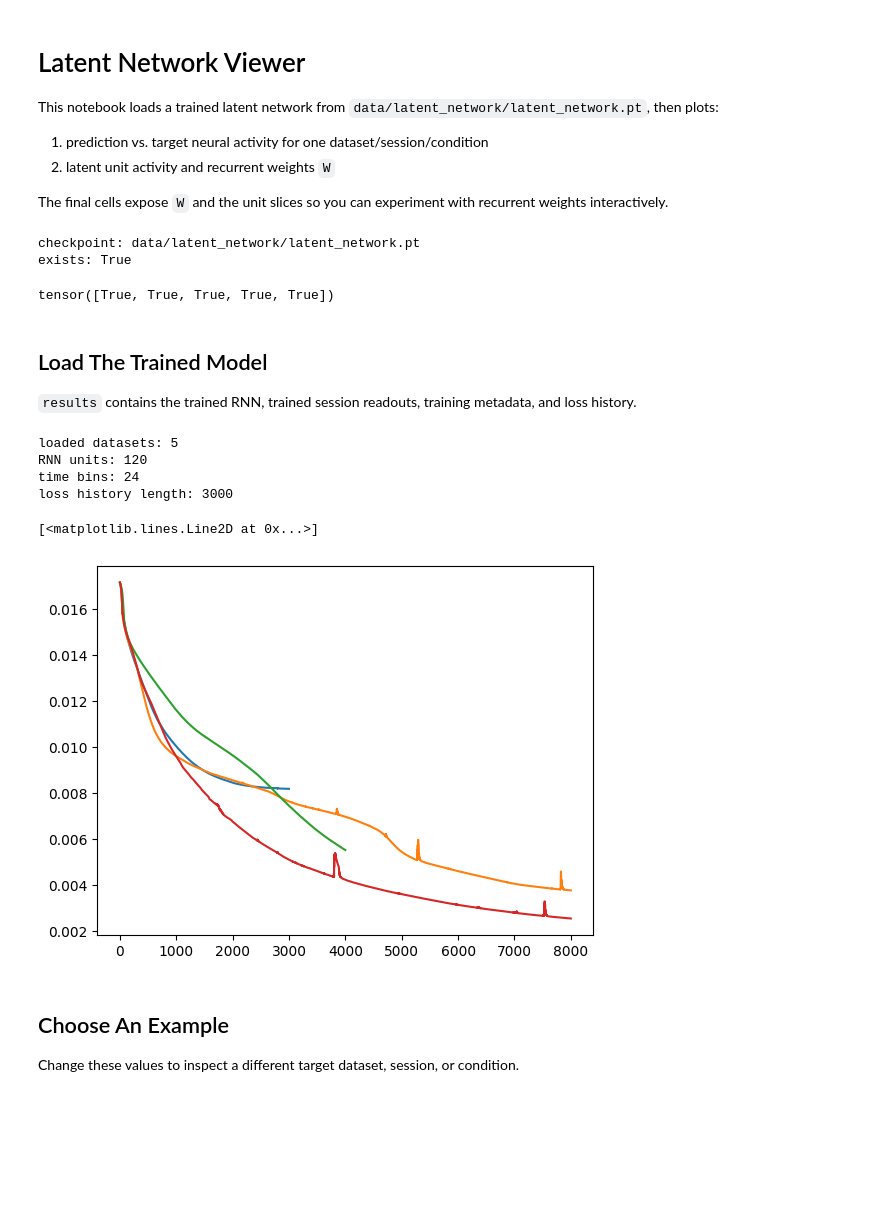
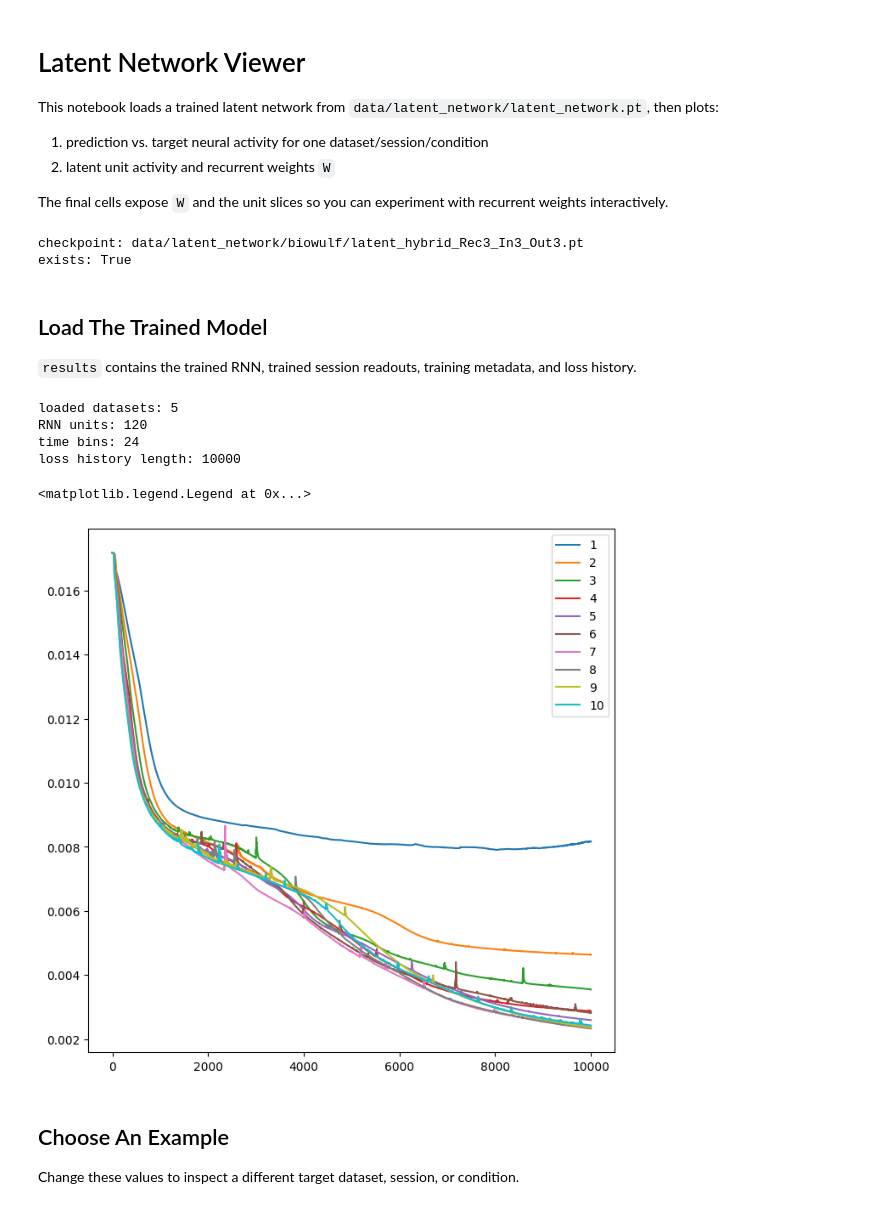
Before and after one commit to chrismkkim/ALMContinualLearning, a Jupyter notebook: _8_LatentNetwork_Notebook.ipynb, the cells around one changed output. Saved outputs shown, nothing was run; the diff lists cells and outputs as text; code cells hidden in the pictures; blank space fills up the shorter version.

```diff
--- a/_8_LatentNetwork_Notebook.ipynb
+++ b/_8_LatentNetwork_Notebook.ipynb
@@ -22,9 +22,9 @@ import sklearn
 import _8_LatentNetwork as ln
 importlib.reload(ln)
 
-checkpoint_path = Path(ln.SAVE_LATENT_PATH) / 'latent_network.pt'
+checkpoint_path = Path(ln.SAVE_LATENT_PATH) / 'biowulf/latent_hybrid_Rec3_In3_Out3.pt'
 print('checkpoint:', checkpoint_path)
 print('exists:', checkpoint_path.exists())
 # %% [output]
-checkpoint: data/latent_network/latent_network.pt
+checkpoint: data/latent_network/biowulf/latent_hybrid_Rec3_In3_Out3.pt
 exists: True
@@ -35,7 +31,3 @@ z1 = torch.einsum('ku,kt->ut',x,y)
-# %%
-z1[:,0] == x.T @ y[:,0]
-# %% [output]
-tensor([True, True, True, True, True])
 # %% [markdown]
 ## Load The Trained Model
 
@@ -55,18 +47,22 @@ print('loss history length:', len(results['loss_history']))
 loaded datasets: 5
 RNN units: 120
 time bins: 24
-loss history length: 3000
+loss history length: 10000
 # %%
-loss_history_shared_rank1 = np.copy(loss_history)
+loss_history_list = np.zeros((10,10000))
+ranklist = np.arange(1,11)
+for ix, ir in enumerate(ranklist):
+    checkpoint_path = Path(ln.SAVE_LATENT_PATH) / f'biowulf/latent_hybrid_Rec{ir}_In{ir}_Out{ir}.pt'
+    _results = ln.load_latent_network(checkpoint_path=str(checkpoint_path))
+    loss_history_list[ix] = _results['loss_history']
 # %%
-plt.figure()
-plt.plot(loss_history_shared_rank1)
-plt.plot(loss_history_shared_rank5)
-plt.plot(loss_history_rank2)
-plt.plot(loss_history_rank5)
+plt.figure(figsize=(8,8))
+for ix in range(10):
+    plt.plot(loss_history_list[ix],label=f'{ix+1}')
+plt.legend()
 # %% [output]
-[<matplotlib.lines.Line2D at 0x...>]
+<matplotlib.legend.Legend at 0x...>
-[figure, old version]
+[figure, new version]
 # %% [markdown]
 ## Choose An Example
 
```
Also changed, not shown: parts of 6 cells of this notebook, 1 other file.
